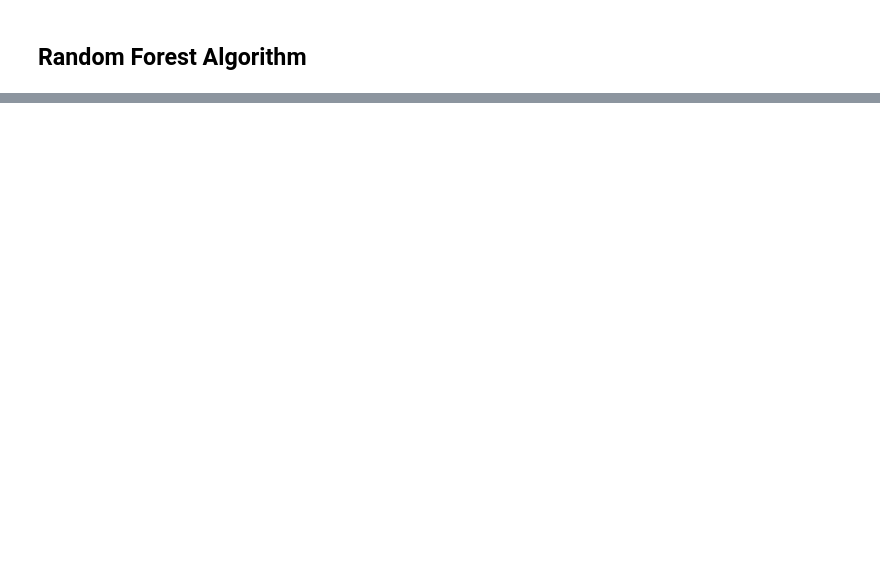
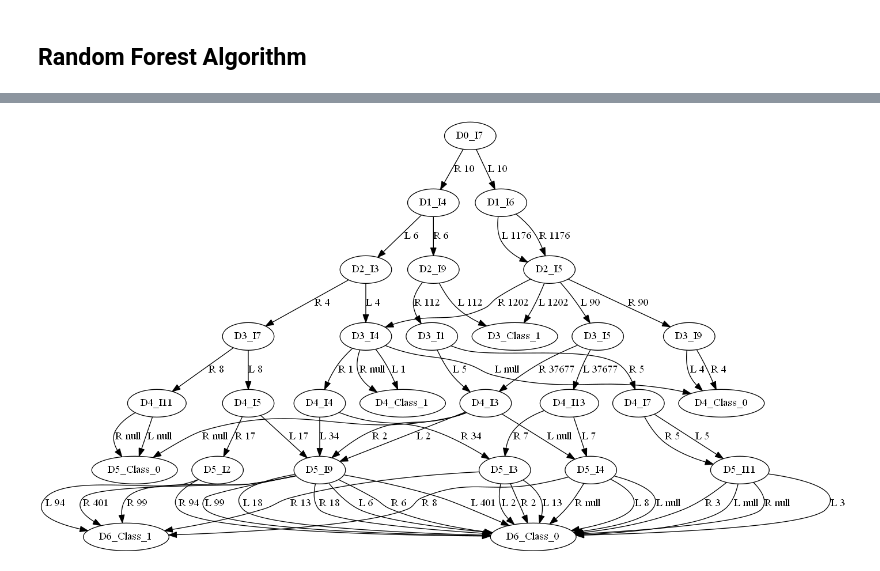
Before and after one commit to cpapadimitriou/Click-Through-Rate-prediction, a Jupyter notebook: Models/RandomForest.ipynb, the cells around one changed output, grey strips where cells are left out. Saved outputs shown, nothing was run; the diff lists cells and outputs as text; code cells hidden in the pictures; blank space fills up the shorter version.

```diff
--- a/Models/RandomForest.ipynb
+++ b/Models/RandomForest.ipynb
@@ -265,0 +389,4 @@ Mean Accuracy: 73.700%
+# %%
+Image(filename="sample_output_decisiontree.png")
+# %% [output]
+[figure, added]
```
Also changed, not shown: parts of 5 cells of this notebook.
